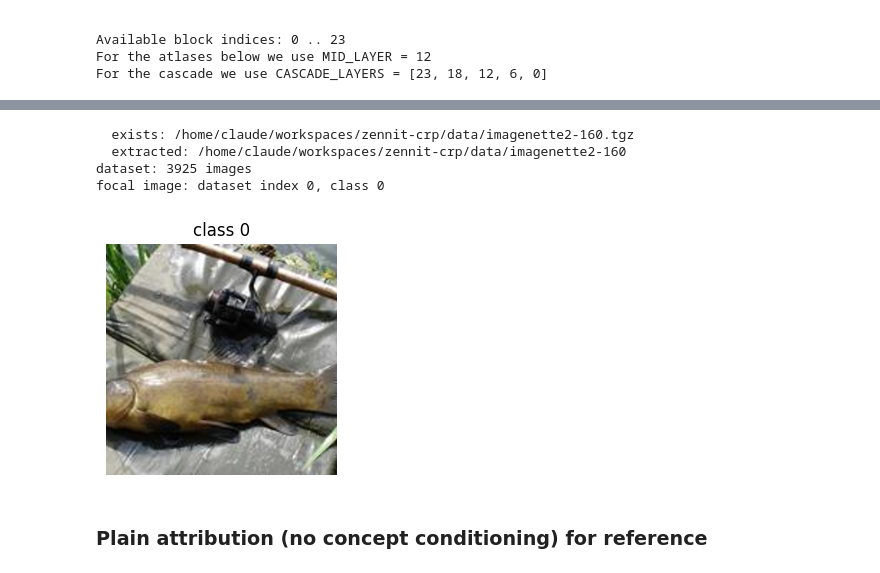
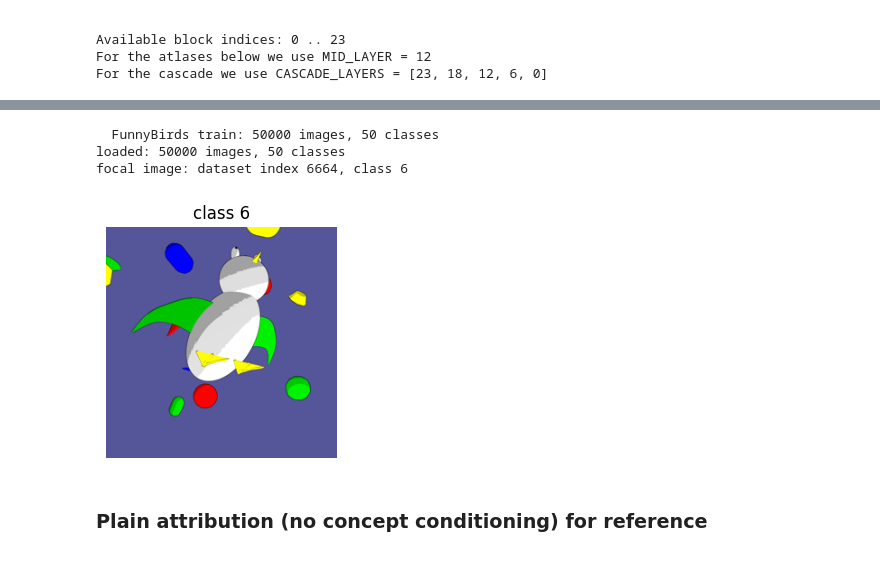
Before and after one commit to RationAI/zennit-crp, a Jupyter notebook: tutorials/vit_crp/dinov3_unfolded/walkthrough.ipynb, the cells around one changed output, grey strips where cells are left out. Cells and saved outputs as stored; diff of their text form; code cells hidden in the pictures.

```diff
--- a/tutorials/vit_crp/dinov3_unfolded/walkthrough.ipynb
+++ b/tutorials/vit_crp/dinov3_unfolded/walkthrough.ipynb
@@ -154,0 +185,15 @@ probe trained on: imagenette (1000 classes)
+# %%
+# Load the probe checkpoint. If missing, the cell aborts with the
+# explicit training command — no silent fallback.
+probe_path = cfg_ds['probe_path']
+if not probe_path.is_file():
+    raise FileNotFoundError(
+        f'\nProbe checkpoint not found at {probe_path}.\n'
+        f'Train it with:\n'
+        f'  uv run python experiments/train_dinov3_probe.py \\\n'
+        f'      --dataset {DATASET} --epochs 5 \\\n'
+        f'      --out {probe_path}\n'
+        f'(Auto-downloads the dataset on first use.)'
+    )
+ckpt = torch.load(probe_path, map_location=DEVICE, weights_only=False)
+print(f'probe trained on: {ckpt["dataset"]} ({ckpt["num_classes"]} classes)')
@@ -241,31 +291,37 @@ attributes against this image's predicted class.
 # %%
-dataset = load_dataset('imagenette', split='val', transform=transform)
-print(f'dataset: {len(dataset)} images')
+dataset = load_dataset(DATASET, transform=transform, **cfg_ds['load_kwargs'])
+print(f'loaded: {len(dataset)} images, {dataset.num_classes} classes')
 
 rng = np.random.default_rng(RANDOM_SEED)
 stride = max(1, len(dataset) // 30)
+focal_image = focal_class = focal_index = None
 for i in range(0, len(dataset), stride):
     x_, y_ = dataset[i]
     x_dev = x_.unsqueeze(0).to(DEVICE)
     with torch.no_grad():
         pred = model(x_dev).argmax(-1).item()
     if pred == int(y_):
         focal_image = x_dev.detach().requires_grad_(True)
         focal_class = pred
         focal_index = i
         break
+if focal_image is None:
+    raise RuntimeError(
+        f'No correctly-classified sample found in first {len(dataset)//stride} '
+        f'strided samples — probe accuracy may be too low. Re-train it with '
+        f'more epochs or check dataset compatibility.'
+    )
 
 print(f'focal image: dataset index {focal_index}, class {focal_class}')
 fig, ax = plt.subplots(1, 1, figsize=(3, 3))
 ax.imshow(denormalize(focal_image, model)); ax.axis('off')
 ax.set_title(f'class {focal_class}')
 plt.show()
 # %% [output]
-  exists: /home/claude/workspaces/zennit-crp/data/imagenette2-160.tgz
-  extracted: /home/claude/workspaces/zennit-crp/data/imagenette2-160
-dataset: 3925 images
-focal image: dataset index 0, class 0
+  FunnyBirds train: 50000 images, 50 classes
+loaded: 50000 images, 50 classes
+focal image: dataset index 6664, class 6
-[figure, old version]
+[figure, new version]
 # %% [markdown]
 ### Plain attribution (no concept conditioning) for reference
 # %%
```
Also changed, not shown: parts of 16 cells of this notebook, 2 other files.
